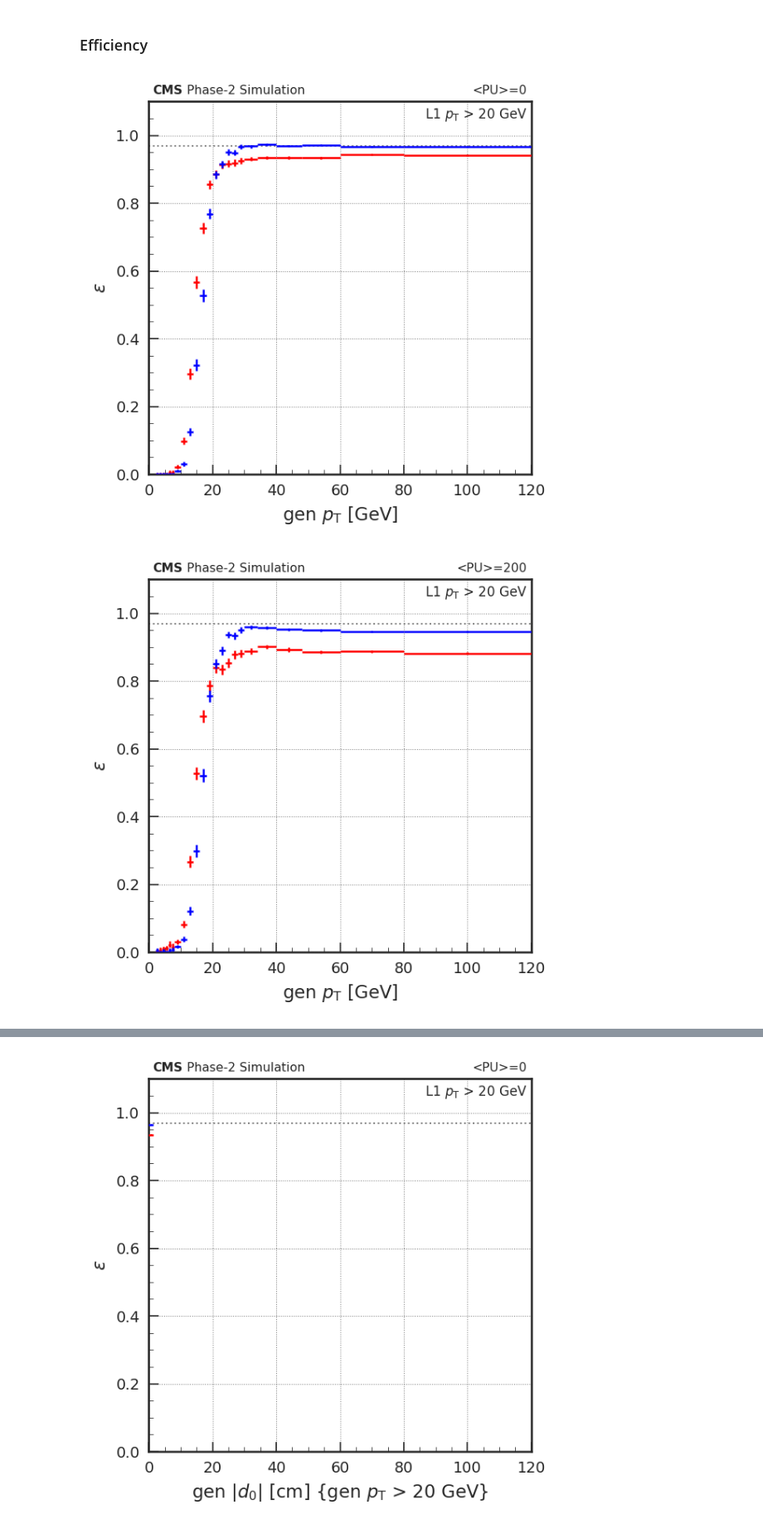
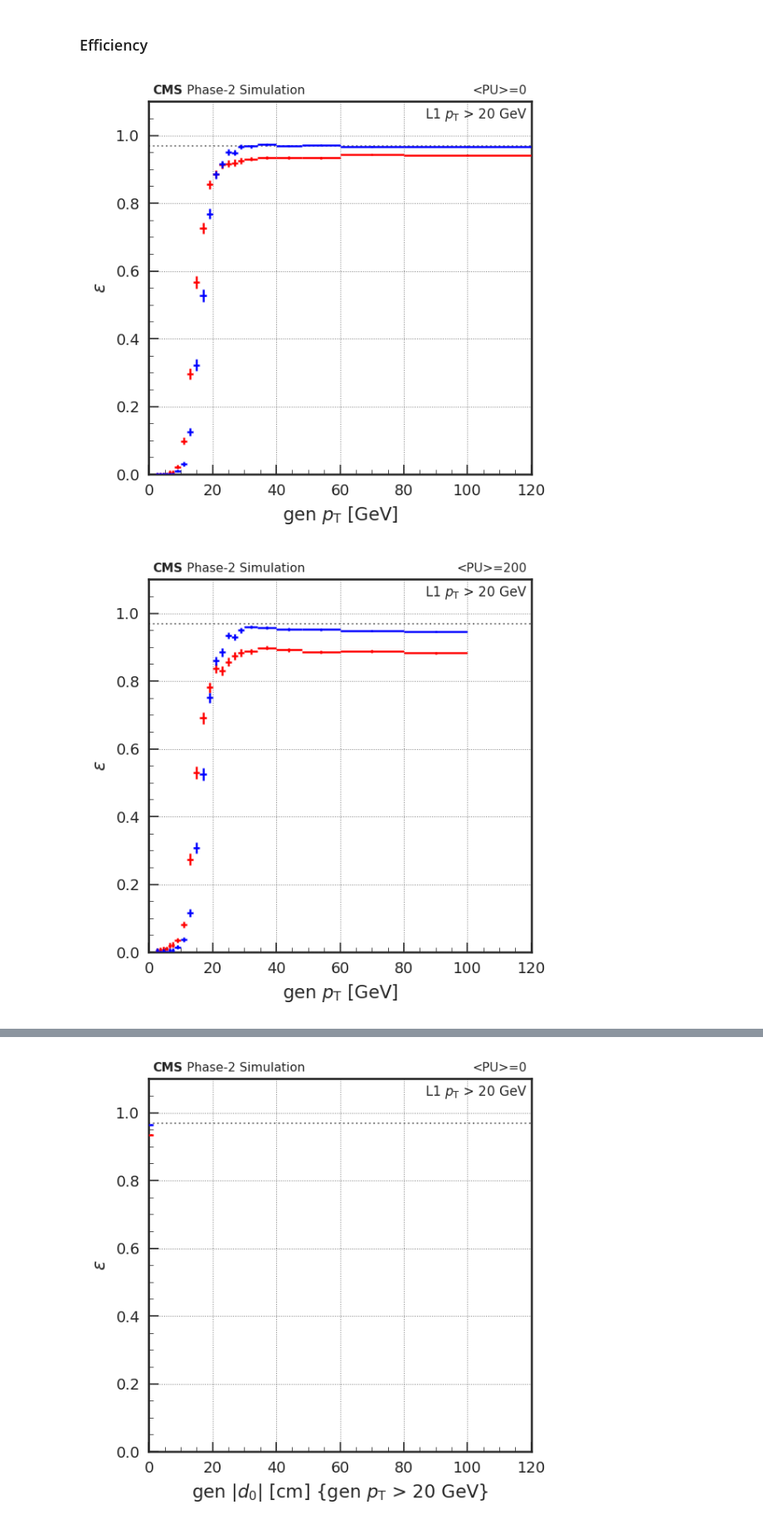
Before and after one commit to srosenzweig09/L1TMuonSimulationsMar2017, a Jupyter notebook: Analyzers/test8/myperf16a.ipynb, the cells around one changed output, grey strips where cells are left out. Shown at 83% size. Cells and saved outputs as stored; diff of their text form; code cells hidden in the pictures.

```diff
--- a/Analyzers/test8/myperf16a.ipynb
+++ b/Analyzers/test8/myperf16a.ipynb
@@ -188,7 +190,7 @@ def doit():
 # %%
 hname = 'emtf_eff_vs_gend0_croads'
 
-with root_open(infile_effie_displ) as f:
+with root_open(infile_effie_0_displ) as f:
   pu = 0
   h1c_denom = f.Get(hname2026_f(hname) + '_denom')
   h1c_numer = f.Get(hname2026_f(hname) + '_numer')
@@ -214,7 +216,7 @@ def doit():
 # %%
 hname = 'emtf_eff_vs_gendz_croads'
 
-with root_open(infile_effie_displ) as f:
+with root_open(infile_effie_0_displ) as f:
   pu = 0
   h1c_denom = f.Get(hname2026_f(hname) + '_denom')
   h1c_numer = f.Get(hname2026_f(hname) + '_numer')
@@ -264,7 +266,7 @@ def doit():
 # %%
 hname = 'emtf_l1pt_vs_genpt'
 
-with root_open(infile_effie) as f:
+with root_open(infile_effie_0) as f:
   h2a = f.Get(hname)
   h2a.SetDirectory(0) # memory resident
   h2b = f.Get(hname2026_f(hname))
@@ -307,7 +309,7 @@ def doit2():
 # %%
 hname = 'emtf_l1ptres_vs_genpt'
 
-with root_open(infile_effie) as f:
+with root_open(infile_effie_0) as f:
   h2a = f.Get(hname)
   gr1a, gr2a = make_fits(h2a)
   h2b = f.Get(hname2026_f(hname))
@@ -342,30 +344,30 @@ def doit():
 # %%
 hname = 'emtf_eff_vs_genpt_l1pt20'
 
-with root_open(infile_effie) as f:
+with root_open(infile_effie_0) as f:
   pu = 0
   h1a_denom = f.Get(hname + '_denom')
   h1a_numer = f.Get(hname + '_numer')
   h1b_denom = f.Get(hname2026_f(hname) + '_denom')
   h1b_numer = f.Get(hname2026_f(hname) + '_numer')
   h1a_eff = Efficiency(h1a_numer, h1a_denom)
   h1b_eff = Efficiency(h1b_numer, h1b_denom)
 
 doit()
 
 with root_open(infile_effie_200) as f:
   pu = 200
   h1a_denom = f.Get(hname + '_denom')
   h1a_numer = f.Get(hname + '_numer')
   h1b_denom = f.Get(hname2026_f(hname) + '_denom')
   h1b_numer = f.Get(hname2026_f(hname) + '_numer')
   h1a_eff = Efficiency(h1a_numer, h1a_denom)
   h1b_eff = Efficiency(h1b_numer, h1b_denom)
 
 doit()
 # %% [output]
 [figure]
-[figure, old version]
+[figure, new version]
 # %%
 def doit():
   fig, ax = plt.subplots()
```
Also changed, not shown: parts of 21 cells of this notebook, 6 other files.
